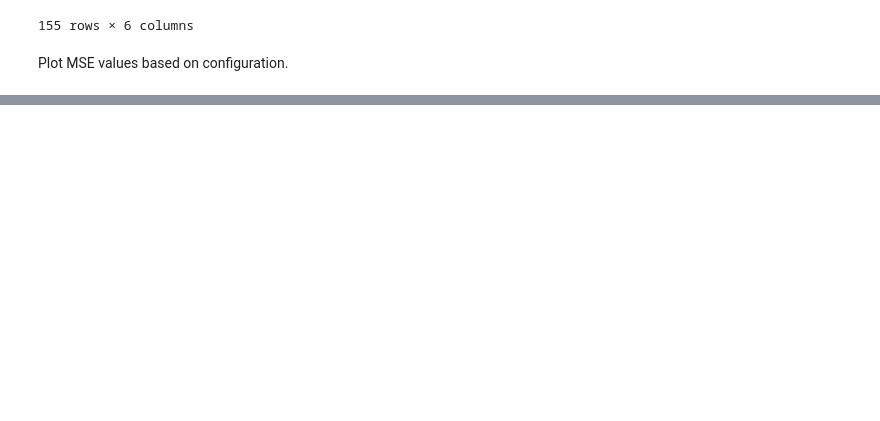
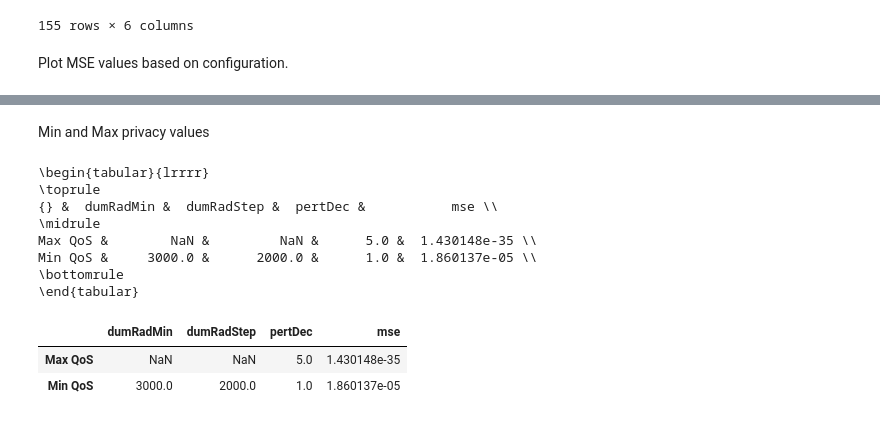
Before and after one commit to burububbu/context-aware-analysis, a Jupyter notebook: privacy qos analysis/qos.ipynb, the cells around one changed output, grey strips where cells are left out. Drawn from its saved outputs; the diff is of its cells as text; code cells hidden in the pictures; blank space fills up the shorter version.

```diff
--- a/privacy qos analysis/qos.ipynb
+++ b/privacy qos analysis/qos.ipynb
@@ -170,0 +208,19 @@ df[(df['gpsPerturbated'] == True) & (df['dummyLocation'] == True)][['dumRadMin',
+# %% [markdown]
+Min and Max privacy values
+# %%
+min_max_df = df[df['mse'] == df['mse'].min()].append(df[df['mse'] == df['mse'].max()],ignore_index=True).iloc[:,2:]
+min_max_df.index = ['Max QoS', 'Min QoS']
+print(min_max_df.to_latex())
+min_max_df
+# %% [output]
+\begin{tabular}{lrrrr}
+\toprule
+{} &  dumRadMin &  dumRadStep &  pertDec &           mse \\
+\midrule
+Max QoS &        NaN &         NaN &      5.0 &  1.430148e-35 \\
+Min QoS &     3000.0 &      2000.0 &      1.0 &  1.860137e-05 \\
+\bottomrule
+\end{tabular}
+|  | dumRadMin | dumRadStep | pertDec | mse |
+| Max QoS | NaN | NaN | 5.0 | 1.430148e-35 |
+| Min QoS | 3000.0 | 2000.0 | 1.0 | 1.860137e-05 |
```
Also changed, not shown: parts of 2 cells of this notebook, 1 other file.
